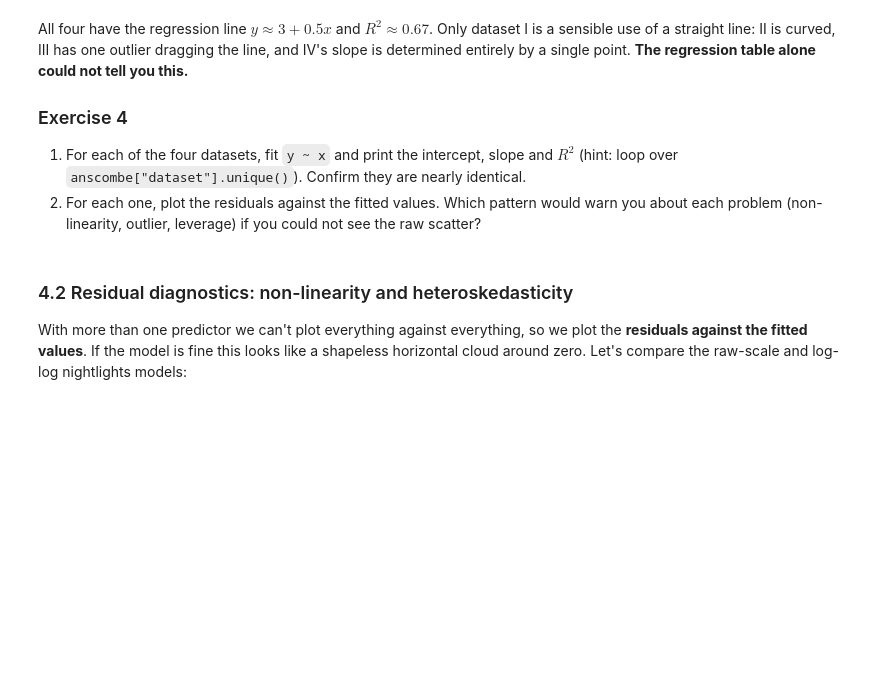
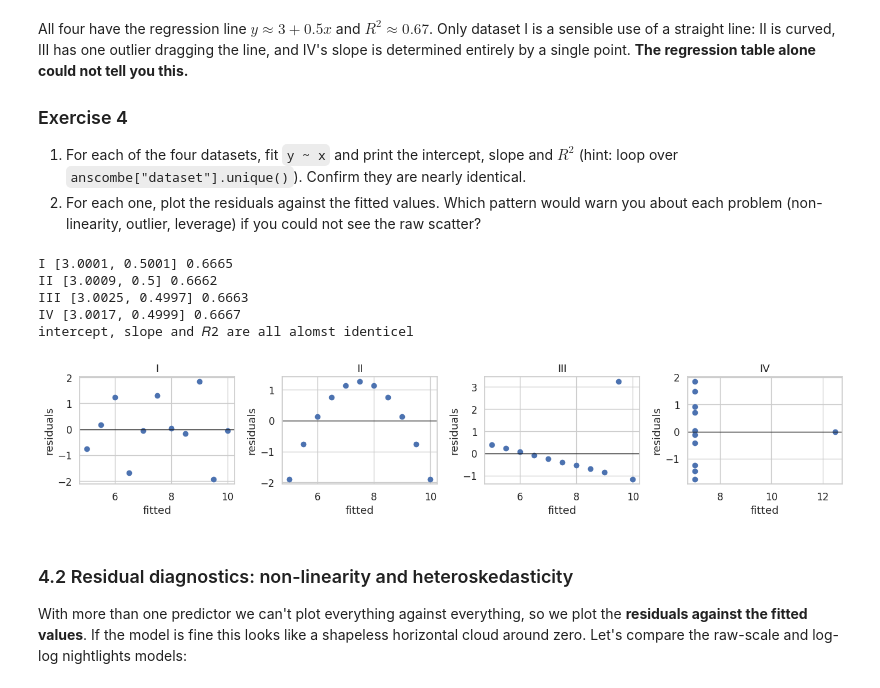
Before and after one commit to ellaxcode/QM2, a Jupyter notebook: notebooks/W07. Linear Regression.ipynb, the cells around one changed output. Cells and saved outputs as stored; diff of their text form; code cells hidden in the pictures; blank space fills up the shorter version.

```diff
--- a/notebooks/W07. Linear Regression.ipynb
+++ b/notebooks/W07. Linear Regression.ipynb
@@ -328,9 +406,35 @@ All four have the regression line $y \approx 3 + 0.5x$ and $R^2 \approx 0.67$. O
 1. For each of the four datasets, fit `y ~ x` and print the intercept, slope and $R^2$ (hint: loop over `anscombe["dataset"].unique()`). Confirm they are nearly identical.
 2. For each one, plot the residuals against the fitted values. Which pattern would warn you about each problem (non-linearity, outlier, leverage) if you could not see the raw scatter?
 # %%
+
+# Q1: intercept, slope, R² for each dataset
 for d in anscombe["dataset"].unique():
+    sub = anscombe[anscombe["dataset"] == d]  # rows for this dataset
+    m = smf.ols("y ~ x", data=sub).fit()  # fit y ~ x
+    print(d, m.params.round(4).tolist(), round(m.rsquared, 4))  # [intercept, slope], R²
+
+print("intercept, slope and 𝑅2 are all alomst identicel")
+
+# Q2: residuals vs fitted for each dataset
+fig, axes = plt.subplots(1, 4, figsize=(14, 3))  # one panel per dataset
+for ax, d in zip(axes, anscombe["dataset"].unique()):
     sub = anscombe[anscombe["dataset"] == d]
-    # your code here
+    m = smf.ols("y ~ x", data=sub).fit()
+    ax.scatter(m.fittedvalues, m.resid)  # residuals vs fitted
+    ax.axhline(0, color="k", lw=1)  # zero line
+    ax.set(title=d, xlabel="fitted", ylabel="residuals")
+plt.tight_layout()
+plt.show()
+
+
+# this might be wrong, feels wrong but need to check later
+# %% [output]
+I [3.0001, 0.5001] 0.6665
+II [3.0009, 0.5] 0.6662
+III [3.0025, 0.4997] 0.6663
+IV [3.0017, 0.4999] 0.6667
+intercept, slope and 𝑅2 are all alomst identicel
+[figure, added]
 # %% [markdown]
 ### 4.2 Residual diagnostics: non-linearity and heteroskedasticity
 
```
Also changed, not shown: parts of 18 cells of this notebook.
